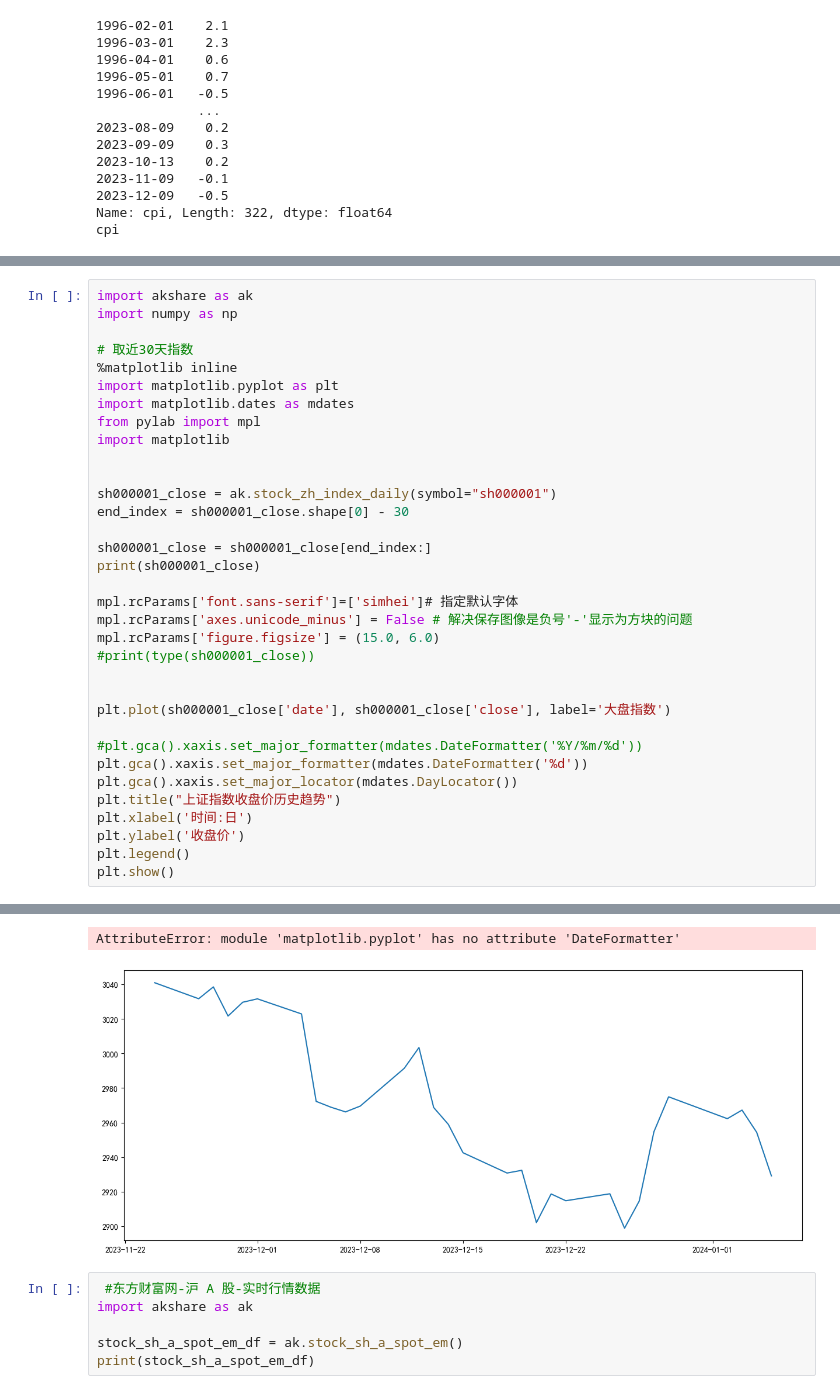
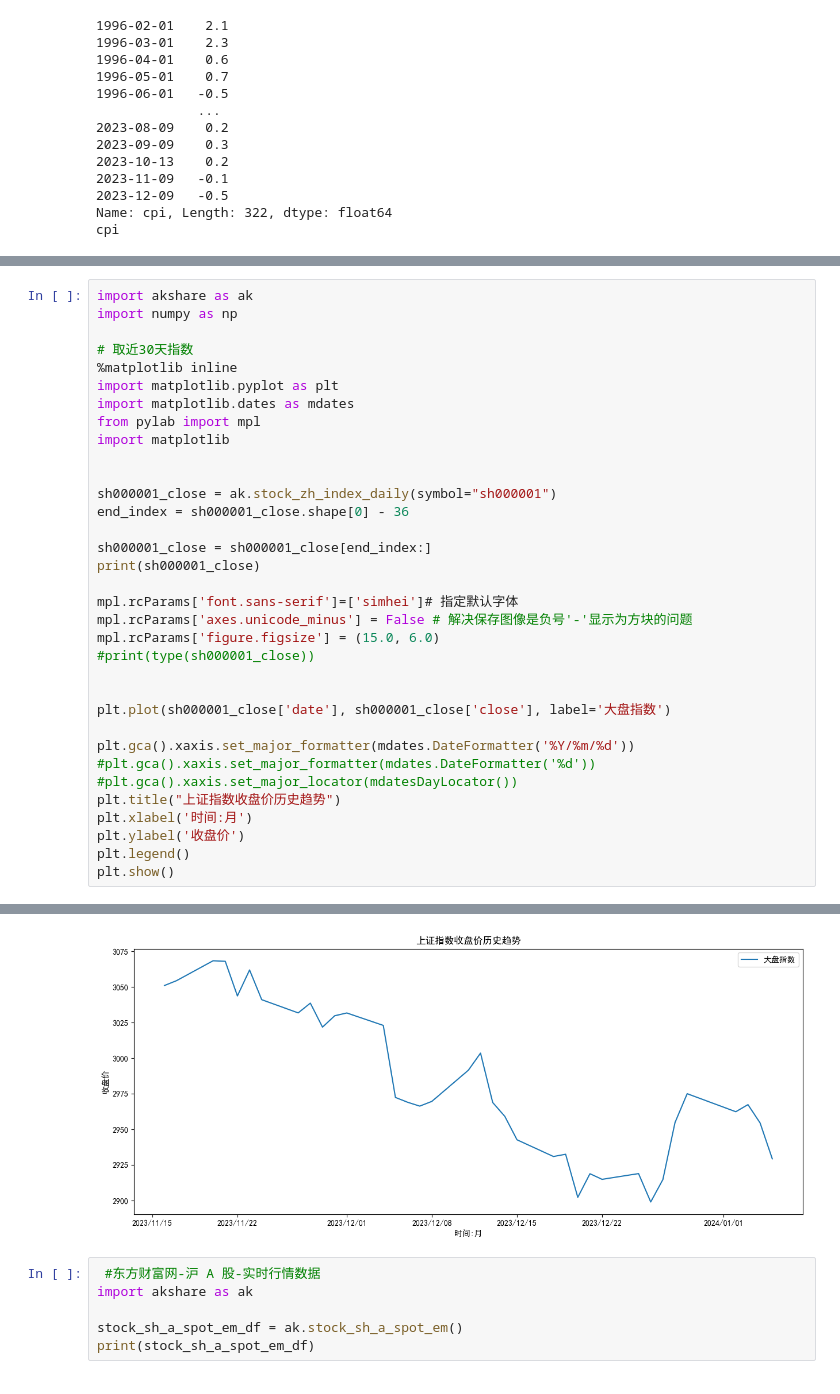
Before and after one commit to xiyanxiyan10/easyquant, a Jupyter notebook: ch_cert/sz3000line.ipynb, the cells around one changed output, grey strips where cells are left out. Saved outputs shown, nothing was run; the diff lists cells and outputs as text.

```diff
--- a/ch_cert/sz3000line.ipynb
+++ b/ch_cert/sz3000line.ipynb
@@ -74,7 +74,7 @@ import matplotlib
 
 
 sh000001_close = ak.stock_zh_index_daily(symbol="sh000001")
-end_index = sh000001_close.shape[0] - 30
+end_index = sh000001_close.shape[0] - 36
 
 sh000001_close = sh000001_close[end_index:]
 print(sh000001_close)
@@ -87,11 +87,11 @@ mpl.rcParams['figure.figsize'] = (15.0, 6.0)
 
 plt.plot(sh000001_close['date'], sh000001_close['close'], label='大盘指数')
 
-#plt.gca().xaxis.set_major_formatter(mdates.DateFormatter('%Y/%m/%d'))
-plt.gca().xaxis.set_major_formatter(mdates.DateFormatter('%d'))
-plt.gca().xaxis.set_major_locator(mdates.DayLocator())
+plt.gca().xaxis.set_major_formatter(mdates.DateFormatter('%Y/%m/%d'))
+#plt.gca().xaxis.set_major_formatter(mdates.DateFormatter('%d'))
+#plt.gca().xaxis.set_major_locator(mdatesDayLocator())
 plt.title("上证指数收盘价历史趋势")
-plt.xlabel('时间:日')
+plt.xlabel('时间:月')
 plt.ylabel('收盘价')
 plt.legend()
 plt.show()
@@ -112,9 +112,8 @@ plt.show()
 8070  2024-01-02  2972.775  2976.268  2962.276  2962.276  30414179300
 8071  2024-01-03  2957.112  2971.283  2953.290  2967.247  28545594500
 8072  2024-01-04  2965.509  2966.683  2936.635  2954.349  26498092400
 8073  2024-01-05  2949.822  2967.968  2916.721  2929.183  30104023900
-AttributeError: module 'matplotlib.pyplot' has no attribute 'DateFormatter'
-[figure, old version]
+[figure, new version]
 # %%
  #东方财富网-沪 A 股-实时行情数据
 import akshare as ak
```
Also changed, not shown: parts of 1 cell of this notebook.
